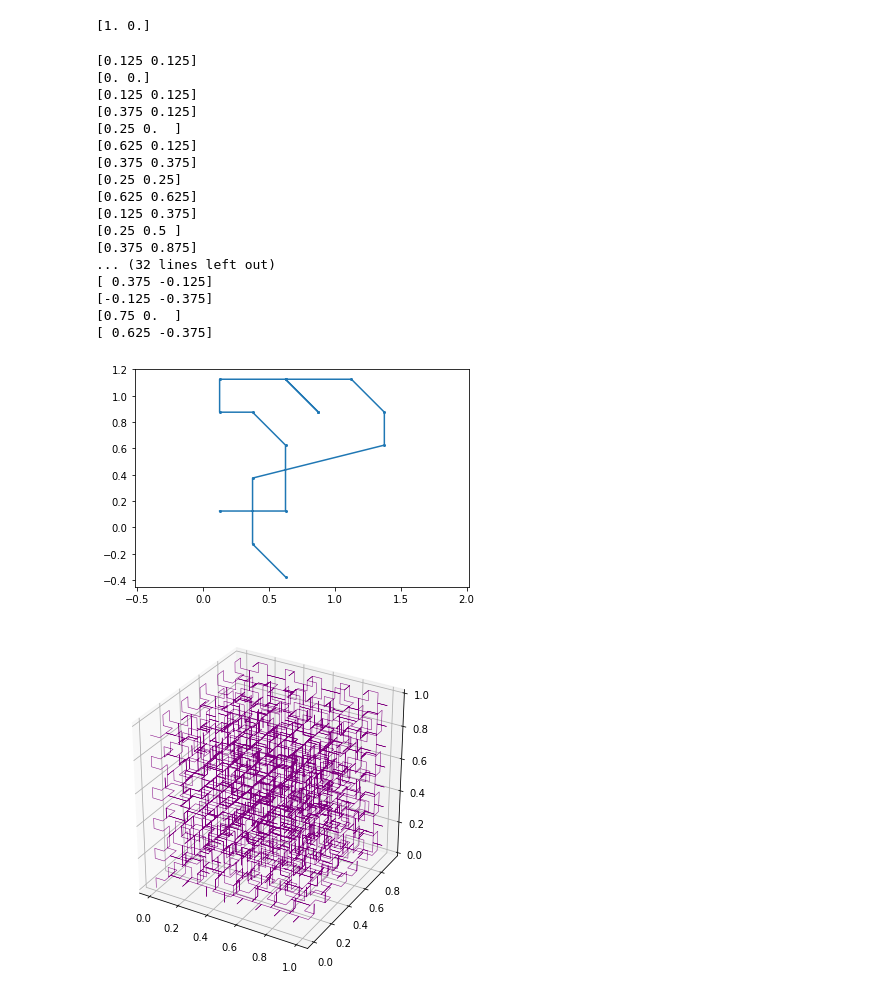
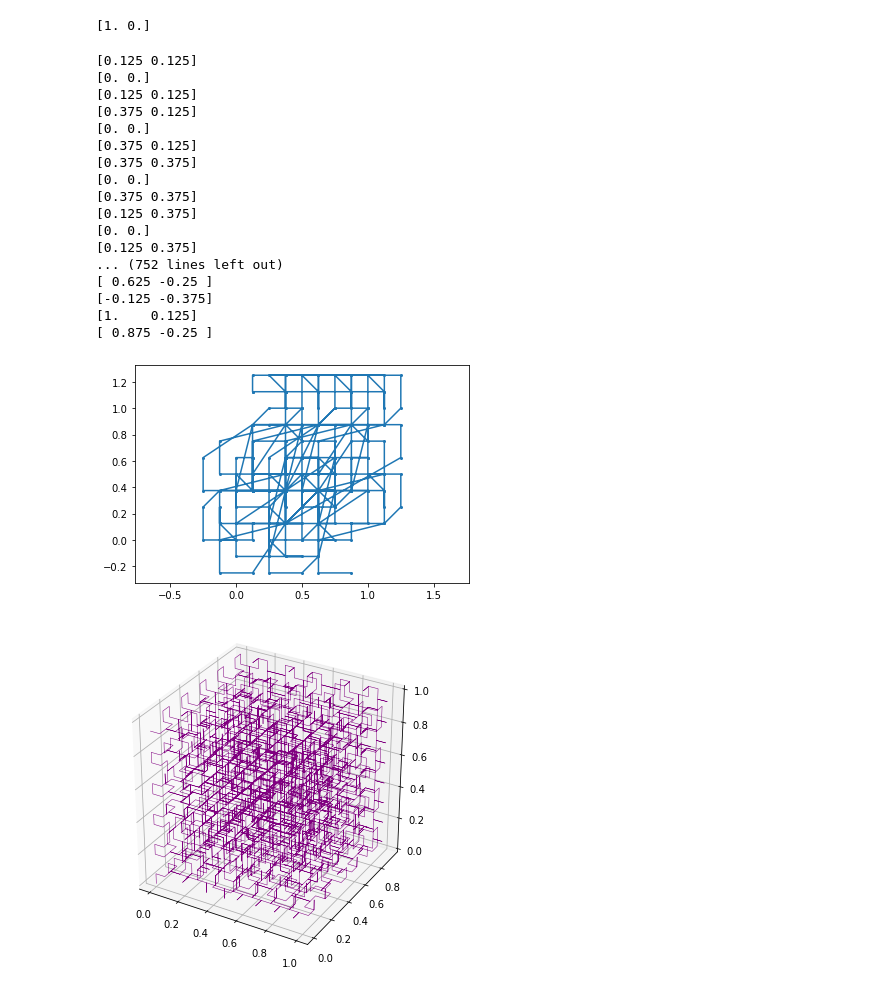
Before and after one commit to NIE0087/BP---prostor-vyplnujici-krivky, a Jupyter notebook: example.ipynb, the cells around one changed output. Drawn from its saved outputs; the diff is of its cells as text; code cells hidden in the pictures.

```diff
--- a/example.ipynb
+++ b/example.ipynb
@@ -113,26 +113,26 @@ Bod na aproximačním polygonu: [0.1875 0.4   ]
 [1. 0.]
 # %%
 h2d = Hilbert2D(10)
-h2d.plot_nicer_hilbert_polygon(2)
+h2d.plot_nicer_hilbert_polygon(4)
 # %% [output]
 [0.125 0.125]
 [0. 0.]
 [0.125 0.125]
 [0.375 0.125]
-[0.25 0.  ]
-[0.625 0.125]
+[0. 0.]
+[0.375 0.125]
 [0.375 0.375]
-[0.25 0.25]
-[0.625 0.625]
+[0. 0.]
+[0.375 0.375]
 [0.125 0.375]
-[0.25 0.5 ]
-[0.375 0.875]
-... (32 lines left out)
-[ 0.375 -0.125]
+[0. 0.]
+[0.125 0.375]
+... (752 lines left out)
+[ 0.625 -0.25 ]
 [-0.125 -0.375]
-[0.75 0.  ]
-[ 0.625 -0.375]
+[1.    0.125]
+[ 0.875 -0.25 ]
-[figure, old version]
+[figure, new version]
 # %%
 hilbert = Hilbert3D(10)
 hilbert.plot_hilbert_curve(4)
```
Also changed, not shown: 1 other file.
